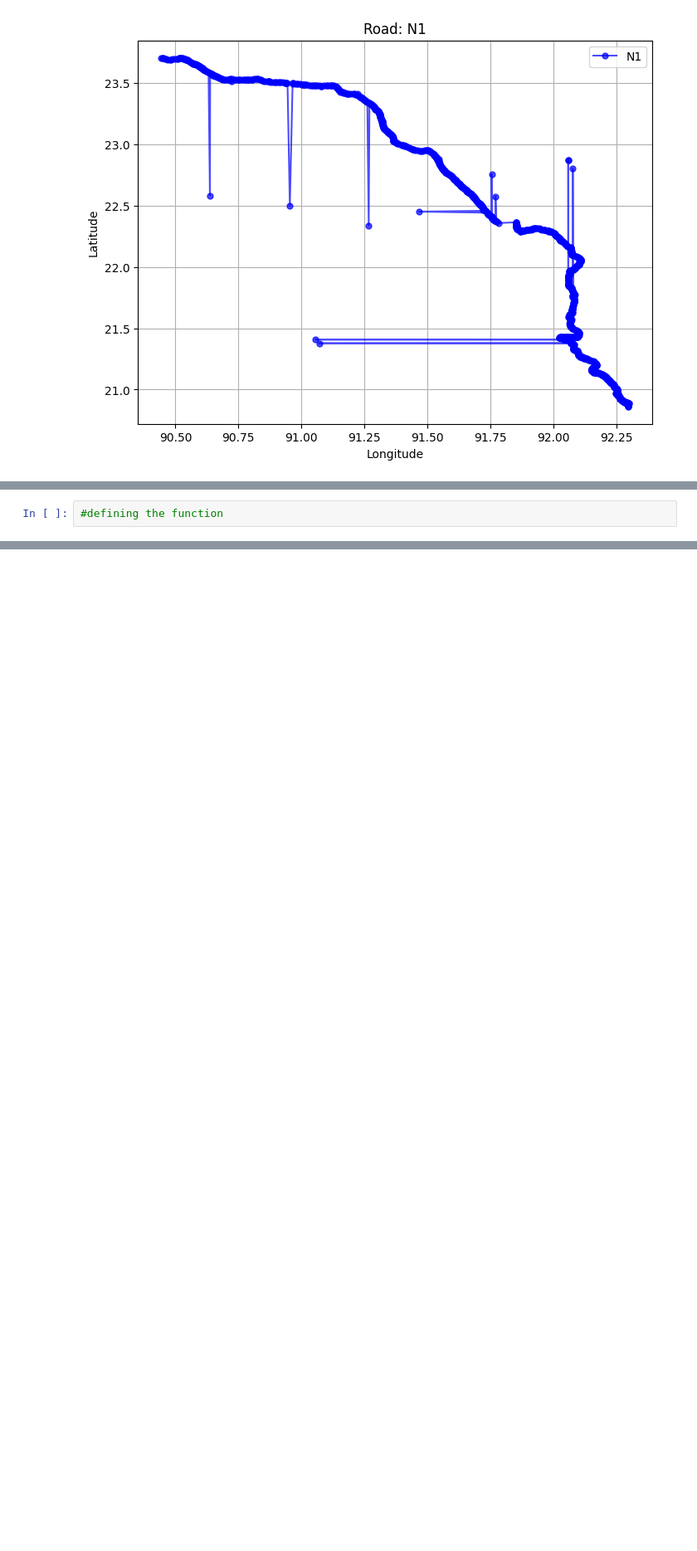
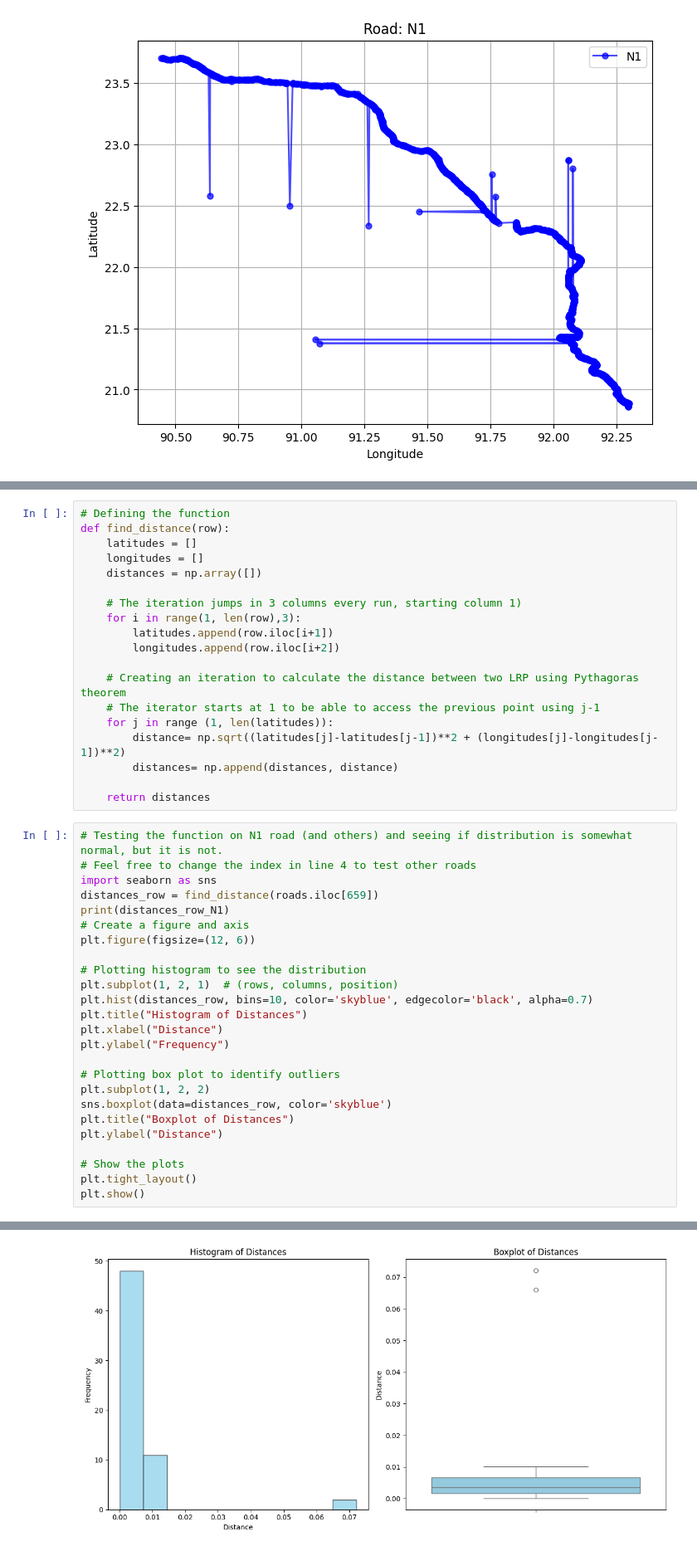
Before and after one commit to adellorto/Advanced-Simulation---Group-12, a Jupyter notebook: notebook/G12-A1-initial-data-exploration.ipynb, the cells around one changed output, grey strips where cells are left out. Shown at 83% size. Drawn from its saved outputs; the diff is of its cells as text; blank space fills up the shorter version.

Commit message:
Functions to find the distances and outliers between LRPS

```diff
--- a/notebook/G12-A1-initial-data-exploration.ipynb
+++ b/notebook/G12-A1-initial-data-exploration.ipynb
@@ -86,2 +87,45 @@ To clean up the roads.tsv file and ensure continuity of the roads, we have to el
 # %%
-#defining the function
+# Defining the function
+def find_distance(row):
+    latitudes = []
+    longitudes = []
+    distances = np.array([])
+
+    # The iteration jumps in 3 columns every run, starting column 1)
+    for i in range(1, len(row),3):
+        latitudes.append(row.iloc[i+1])
+        longitudes.append(row.iloc[i+2])
+
+    # Creating an iteration to calculate the distance between two LRP using Pythagoras theorem
+    # The iterator starts at 1 to be able to access the previous point using j-1
+    for j in range (1, len(latitudes)):
+        distance= np.sqrt((latitudes[j]-latitudes[j-1])**2 + (longitudes[j]-longitudes[j-1])**2)
+        distances= np.append(distances, distance)
+
+    return distances
+# %%
+# Testing the function on N1 road (and others) and seeing if distribution is somewhat normal, but it is not.
+# Feel free to change the index in line 4 to test other roads
+import seaborn as sns
+distances_row = find_distance(roads.iloc[659])
+print(distances_row_N1)
+# Create a figure and axis
+plt.figure(figsize=(12, 6))
+
+# Plotting histogram to see the distribution
+plt.subplot(1, 2, 1)  # (rows, columns, position)
+plt.hist(distances_row, bins=10, color='skyblue', edgecolor='black', alpha=0.7)
+plt.title("Histogram of Distances")
+plt.xlabel("Distance")
+plt.ylabel("Frequency")
+
+# Plotting box plot to identify outliers
+plt.subplot(1, 2, 2)
+sns.boxplot(data=distances_row, color='skyblue')
+plt.title("Boxplot of Distances")
+plt.ylabel("Distance")
+
+# Show the plots
+plt.tight_layout()
+plt.show()
+# %% [output]
@@ -87,0 +134 @@ To clean up the roads.tsv file and ensure continuity of the roads, we have to el
+[figure, added]
```
Also changed, not shown: parts of 7 cells of this notebook, 2 other files.
